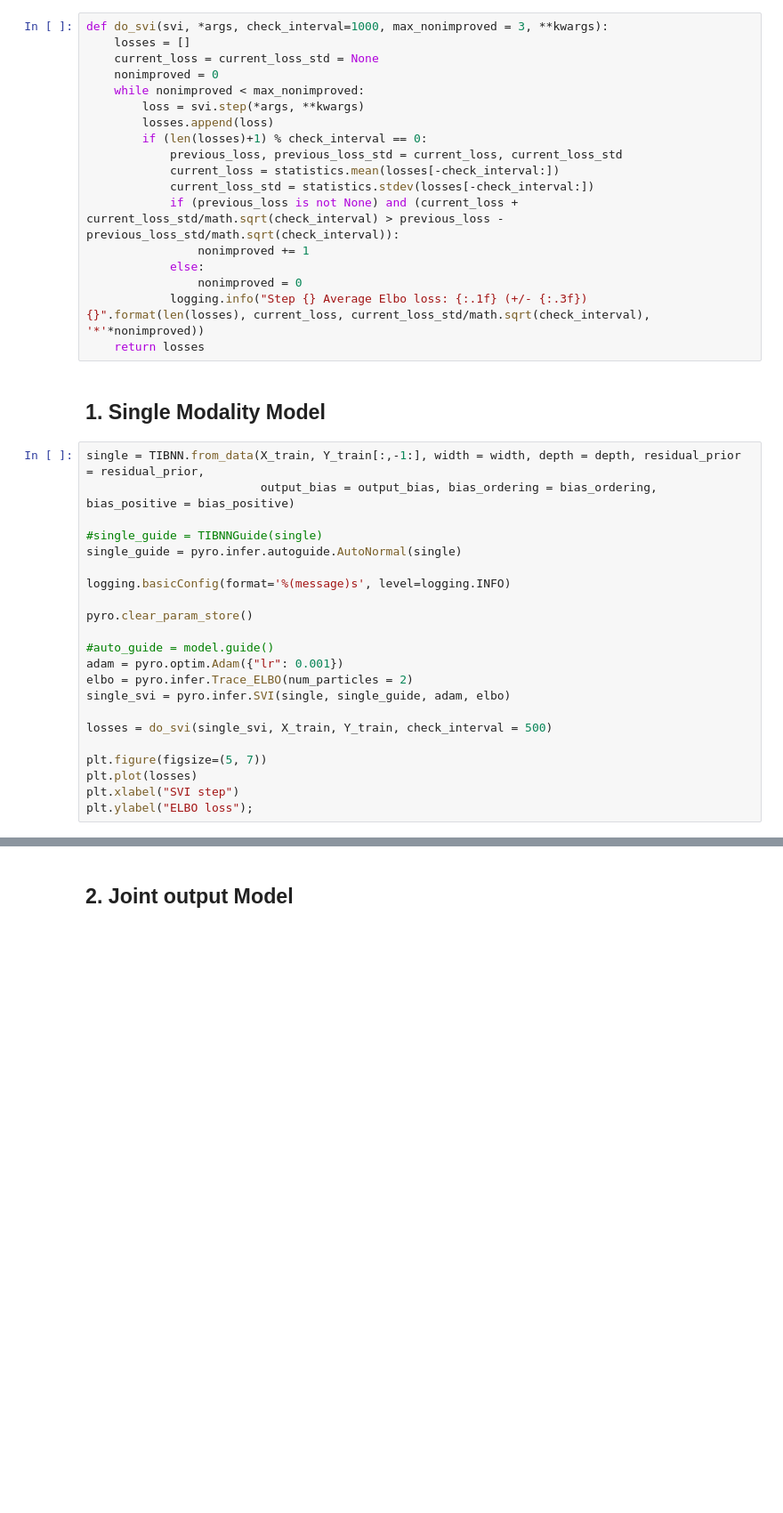
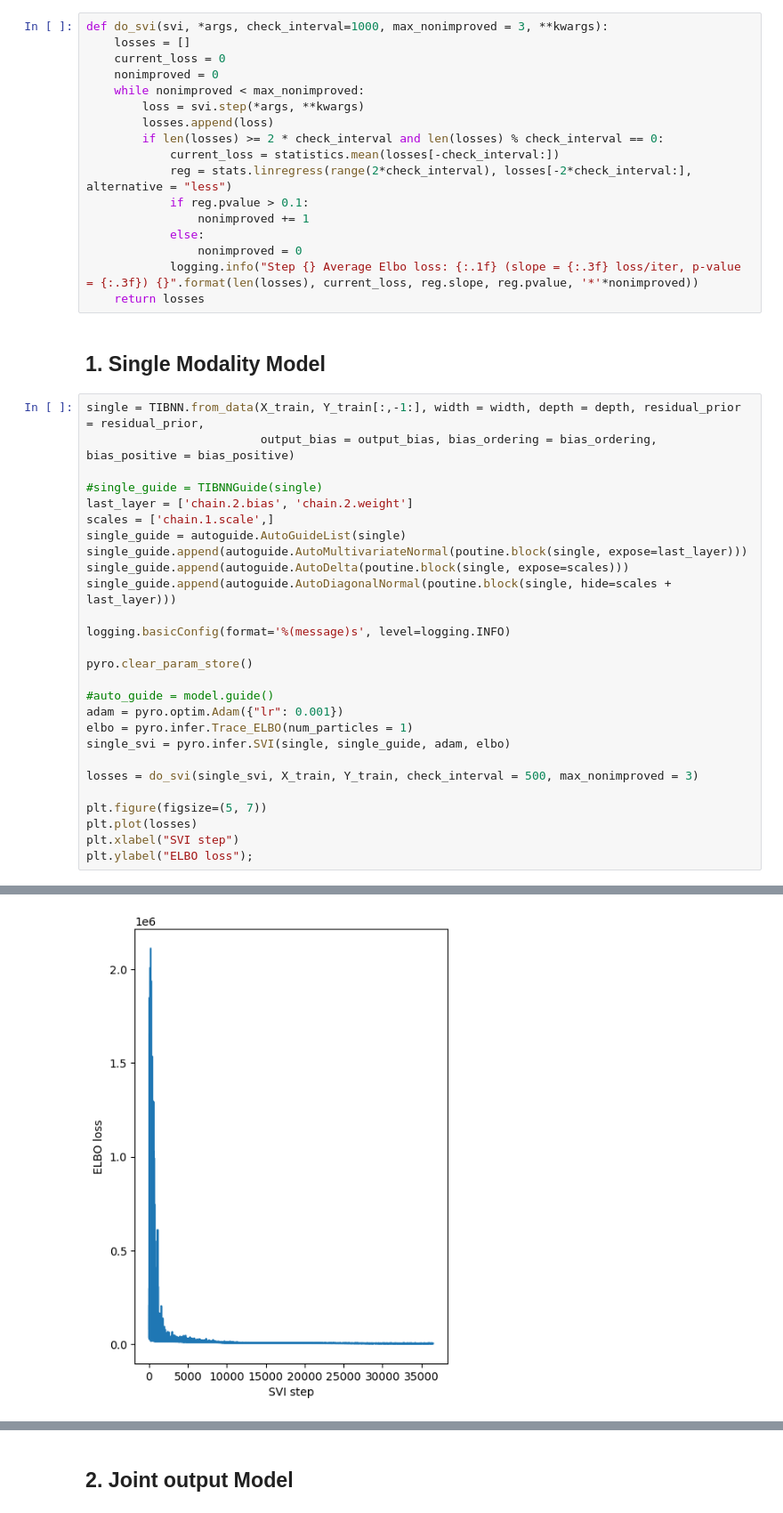
Before and after one commit to NatLabRockies/mmbo, a Jupyter notebook: notebooks/pyro-synthetic-multimodal-svi.ipynb, the cells around one changed output, grey strips where cells are left out. Shown at 89% size. Saved outputs shown, nothing was run; the diff lists cells and outputs as text; blank space fills up the shorter version.

```diff
--- a/notebooks/pyro-synthetic-multimodal-svi.ipynb
+++ b/notebooks/pyro-synthetic-multimodal-svi.ipynb
@@ -123,20 +127,19 @@ pyro.set_rng_seed(2024)
 # %%
 def do_svi(svi, *args, check_interval=1000, max_nonimproved = 3, **kwargs):
     losses = []
-    current_loss = current_loss_std = None
+    current_loss = 0
     nonimproved = 0
     while nonimproved < max_nonimproved:
         loss = svi.step(*args, **kwargs)
         losses.append(loss)
-        if (len(losses)+1) % check_interval == 0:
-            previous_loss, previous_loss_std = current_loss, current_loss_std
+        if len(losses) >= 2 * check_interval and len(losses) % check_interval == 0:
             current_loss = statistics.mean(losses[-check_interval:])
-            current_loss_std = statistics.stdev(losses[-check_interval:])
-            if (previous_loss is not None) and (current_loss + current_loss_std/math.sqrt(check_interval) > previous_loss - previous_loss_std/math.sqrt(check_interval)):
+            reg = stats.linregress(range(2*check_interval), losses[-2*check_interval:], alternative = "less")
+            if reg.pvalue > 0.1:
                 nonimproved += 1
             else:
                 nonimproved = 0
-            logging.info("Step {} Average Elbo loss: {:.1f} (+/- {:.3f}) {}".format(len(losses), current_loss, current_loss_std/math.sqrt(check_interval), '*'*nonimproved))
+            logging.info("Step {} Average Elbo loss: {:.1f} (slope = {:.3f} loss/iter, p-value = {:.3f}) {}".format(len(losses), current_loss, reg.slope, reg.pvalue, '*'*nonimproved))
     return losses
 # %% [markdown]
 ## 1. Single Modality Model
@@ -145,7 +148,12 @@ single = TIBNN.from_data(X_train, Y_train[:,-1:], width = width, depth = depth,
                          output_bias = output_bias, bias_ordering = bias_ordering, bias_positive = bias_positive)
 
 #single_guide = TIBNNGuide(single)
-single_guide = pyro.infer.autoguide.AutoNormal(single)
+last_layer = ['chain.2.bias', 'chain.2.weight']
+scales = ['chain.1.scale',]
+single_guide = autoguide.AutoGuideList(single)
+single_guide.append(autoguide.AutoMultivariateNormal(poutine.block(single, expose=last_layer)))
+single_guide.append(autoguide.AutoDelta(poutine.block(single, expose=scales)))
+single_guide.append(autoguide.AutoDiagonalNormal(poutine.block(single, hide=scales + last_layer)))
 
 logging.basicConfig(format='%(message)s', level=logging.INFO)
 
@@ -153,10 +161,10 @@ pyro.clear_param_store()
 
 #auto_guide = model.guide()
 adam = pyro.optim.Adam({"lr": 0.001})
-elbo = pyro.infer.Trace_ELBO(num_particles = 2)
+elbo = pyro.infer.Trace_ELBO(num_particles = 1)
 single_svi = pyro.infer.SVI(single, single_guide, adam, elbo)
 
-losses = do_svi(single_svi, X_train, Y_train, check_interval = 500)
+losses = do_svi(single_svi, X_train, Y_train, check_interval = 500, max_nonimproved = 3)
 
 plt.figure(figsize=(5, 7))
 plt.plot(losses)
@@ -182,3 +191,4 @@ Step 7999 Average Elbo loss: 818.2 (+/- 1.035) ***
+[figure, added]
 # %%
 plot_predictions(single, single_guide, X_plot, Y_plot[:,-1:], X_train, Y_train[:,-1:])
 # %% [output]
```
Also changed, not shown: parts of 10 cells of this notebook, 2 other files.
